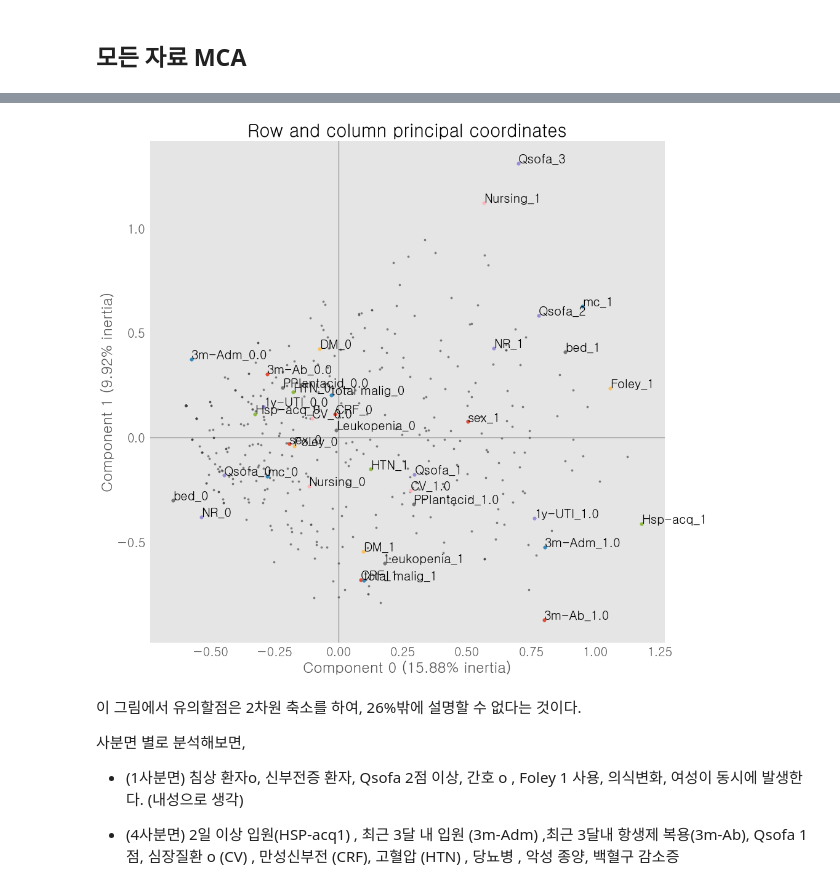
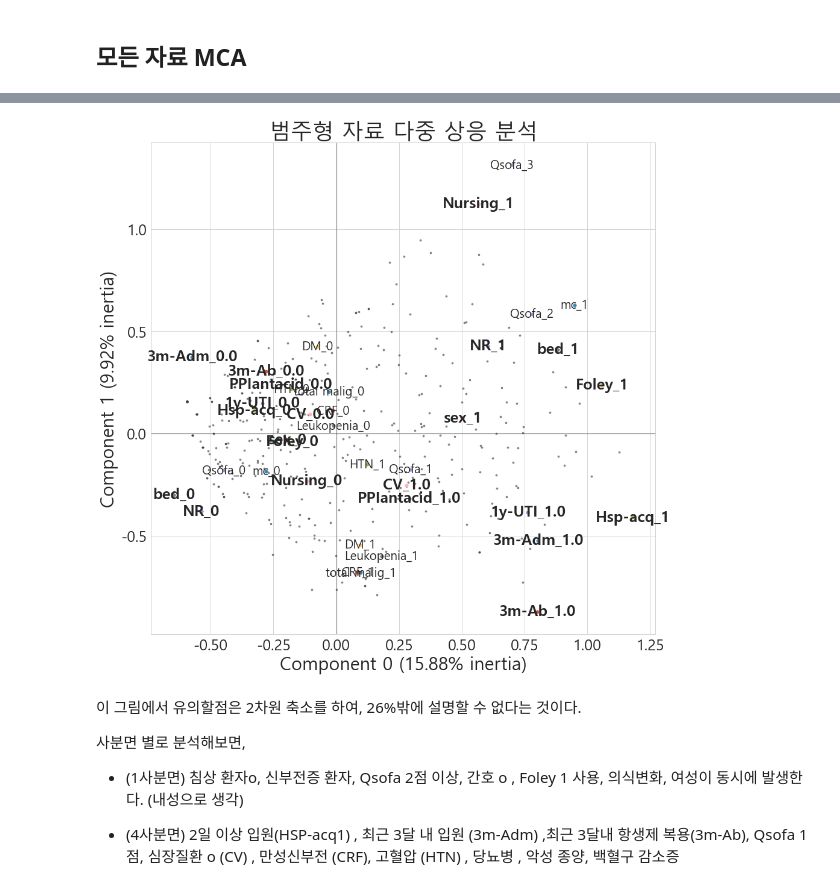
Before and after one commit to bub3690/22-1_multivariate, a Jupyter notebook: final_project/EDA.ipynb, the cells around one changed output, grey strips where cells are left out. Saved outputs shown, nothing was run; the diff lists cells and outputs as text; code cells hidden in the pictures.

Commit message:
Update Figures

```diff
--- a/final_project/EDA.ipynb
+++ b/final_project/EDA.ipynb
@@ -46,11 +46,13 @@ import prince #MCA
 #시각화 패키지들
 import seaborn as sns
 import matplotlib.pyplot as plt
+import matplotlib
 %matplotlib inline
 from matplotlib import font_manager, rc
 font_path = "C:/Windows/Fonts/NGULIM.TTF"
 font = font_manager.FontProperties(fname=font_path).get_name()
 rc('font', family=font)
+matplotlib.rcParams['axes.unicode_minus'] = False
 from statsmodels.graphics.mosaicplot import mosaic
 
 plt.style.use("ggplot")
@@ -929,0 +929,13 @@ TypeError: set_figure() got an unexpected keyword argument 'figsize'
+# %%
+#유의한 변수 plot위해 사용
+x_trained_reduced = x_train[['sex','bed','Foley','Nursing','Hsp-acq',
+                             '3m-Ab','3m-Adm','NR','1y-UTI','PPIantacid','CV']].copy()
+train_category_reduced = x_trained_reduced.select_dtypes(include='category')
+mca_reduced = prince.MCA(n_components=2).fit(train_category_reduced)
+mca_res_reduced =mca_reduced.column_coordinates(train_category_reduced)
+# %%
+train_category_not_significact = set(list(mca_res.index)) - set(list(mca_res_reduced.index))
+train_category_not_significact = list(train_category_not_significact)
+# %%
+for not_significant in train_category_not_significact:
+    print(not_significant)
@@ -930,17 +994,44 @@ TypeError: set_figure() got an unexpected keyword argument 'figsize'
 # %%
 # 폰트 세팅
-font_path = "C:/Windows/Fonts/NGULIM.TTF"
+sns.set_style("whitegrid", {'axes.grid' : False})
+font_path = "C:/Windows/Fonts/malgun.ttf"
 font = font_manager.FontProperties(fname=font_path).get_name()
-rc('font', family=font,size=20)
-# 시각화
-ax = mca.plot_coordinates(X = train_category, figsize=(15, 15), show_column_labels=True)
+rc('font', family=font,size=25)
+
+ax=mca.plot_coordinates(X = train_category,
+                        figsize=(15, 15),
+                        show_row_labels=False,
+                        show_column_labels=False)
 ax.get_legend().remove()
+
+
+for significant in list(mca_res_reduced.index):
+    ax.axes.text(
+        mca_res.loc[significant][0], # bar index (x coordinate of text)
+        mca_res.loc[significant][1], # y coordinate of text
+        significant,  # y label
+        ha='center',
+        va='center',
+        fontweight='bold',
+        size=25)
+
+for not_significant in train_category_not_significact:
+    ax.axes.text(
+        mca_res.loc[not_significant][0], # bar index (x coordinate of text)
+        mca_res.loc[not_significant][1], # y coordinate of text
+        not_significant,  # y label
+        ha='center',
+        va='center',
+        #fontweight='bold',
+        size=20)
+
+plt.title("범주형 자료 다중 상응 분석")
 #plt.figure(figsize=(6.08, 6.08), dpi=100)
 
 #ax.set_title("상응분석", fontsize = 24)
 plt.savefig("./FIGURES/FIG4.png")
 # %% [output]
-[figure, old version]
+[figure, new version]
 # %% [markdown]
 이 그림에서 유의할점은 2차원 축소를 하여, 26%밖에 설명할 수 없다는 것이다.
 
```
Also changed, not shown: parts of 4 cells of this notebook, 8 other files.
